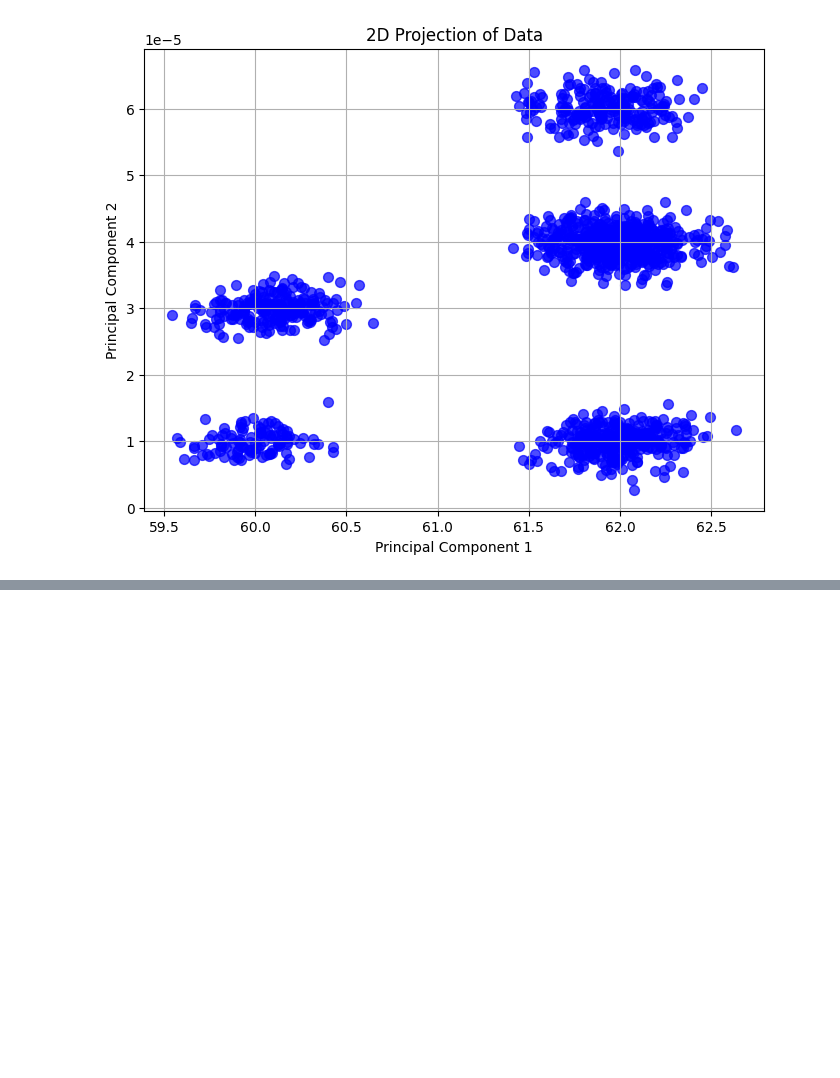
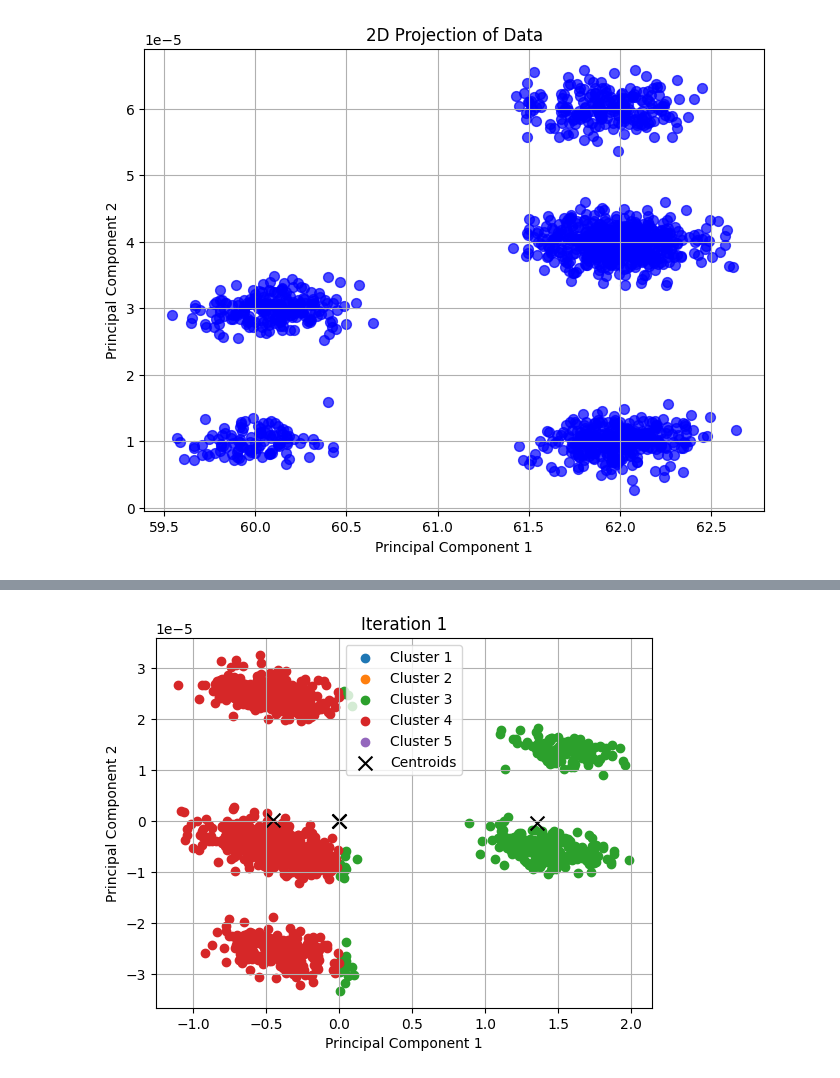
Before and after one commit to Sazid669/AI, a Jupyter notebook: Exam.ipynb, the cells around one changed output, grey strips where cells are left out. Saved outputs shown, nothing was run; the diff lists cells and outputs as text; code cells hidden in the pictures; blank space fills up the shorter version.

```diff
--- a/Exam.ipynb
+++ b/Exam.ipynb
@@ -7,6 +11,7 @@ import pandas as pd
 # %%
 # Load the dataset
-data = pd.read_csv('dataset-a.csv')
+file_path= 'dataset-a.csv'
+data = pd.read_csv(file_path, header=1)
 X=data.values
 print("Shape of the dataset:", X.shape)
 # %% [output]
@@ -85,4 +70,4 @@ plt.show()
 
 X=data_2d
 # %%
-init_centroids = np.array([[-3, -3], [6, 2], [2,-1], [-2,1], [4, -1]])
+init_centroids = np.array([[1,1], [2, 1], [1,-1], [0,1.5], [-0.5,1.5]])
@@ -102,0 +74,81 @@ plt.show()
+# %%
+import numpy as np
+import matplotlib.pyplot as plt
+
+def findClosestCentroids(X, centroids):
+    """
+    Find the closest centroids for each data point.
+    """
+    K = centroids.shape[0]
+    idx = np.zeros((X.shape[0], 1))
+
+    for i in range(X.shape[0]):
+        distance = np.inf  # Initialize a large distance
+        for k in range(K):
+            temp2 = X[i, :] - centroids[k, :]
+            # Use np.dot for the squared distance
+            dis_t = np.dot(temp2, temp2)
+            if dis_t < distance:
+                distance = dis_t
+                temp1 = k
+        idx[i] = temp1
+    return idx
+
+def computeCentroids(X, idx, K):
+    """
+    Compute new centroids as the mean of points in each cluster.
+    """
+    m, n = X.shape
+    centroids = np.zeros((K, n))
+    for k in range(K):
+        points = X[idx.flatten() == k]
+        centroids[k, :] = np.mean(points, axis=0) if len(points) > 0 else centroids[k, :]
+    return centroids
+
+def runKMeans(X, init_centroids, max_iters, plotProgress=False):
+    """
+    Run the K-means algorithm.
+    """
+    m, n = X.shape
+    K = init_centroids.shape[0]
+    idx = np.zeros((m, 1))
+    centroids = init_centroids
+    cent_hist = np.zeros((K, n, max_iters+1))
+    cent_hist[:, :, 0] = init_centroids
+
+    for i in range(max_iters):
+        print(f"Running iteration {i+1}/{max_iters}")
+        idx = findClosestCentroids(X, centroids)
+        centroids = computeCentroids(X, idx, K)
+        cent_hist[:, :, i+1] = centroids
+
+
+        if plotProgress:
+            plt.figure()
+            for k in range(K):
+                cluster_points = X[idx.flatten() == k]
+                plt.scatter(cluster_points[:, 0], cluster_points[:, 1], label=f"Cluster {k+1}")
+            plt.scatter(centroids[:, 0], centroids[:, 1], c='black', marker='x', s=100, label="Centroids")
+            plt.title(f"Iteration {i+1}")
+            plt.xlabel("Principal Component 1")
+            plt.ylabel("Principal Component 2")
+            plt.legend()
+            plt.grid(True)
+            plt.show()
+
+    return centroids, idx
+
+
+
+K = 5
+max_iters = 10
+initial_centroids =  np.array([[-3, -3], [6, 2], [2,-1], [-2,1], [4, -1]])
+
+
+final_centroids, final_idx = runKMeans(data_2d, initial_centroids, max_iters, plotProgress=True)
+
+for k in range(K):
+    cluster_points = data_2d[final_idx.flatten() == k]
+    num_points = len(cluster_points)
+    print(f"Cluster {k+1}: {num_points} data points")
+# %% [output]
@@ -102,0 +156 @@ plt.show()
+[figure, added]
```
Also changed, not shown: parts of 15 cells of this notebook.
